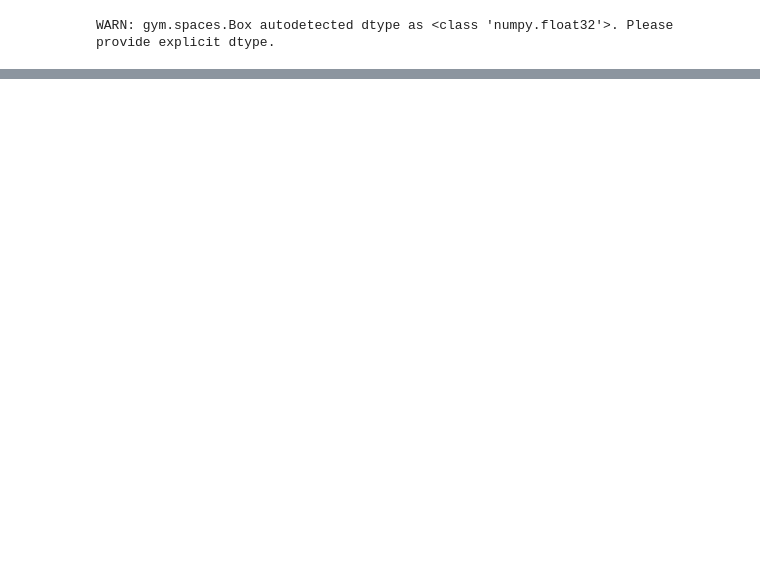
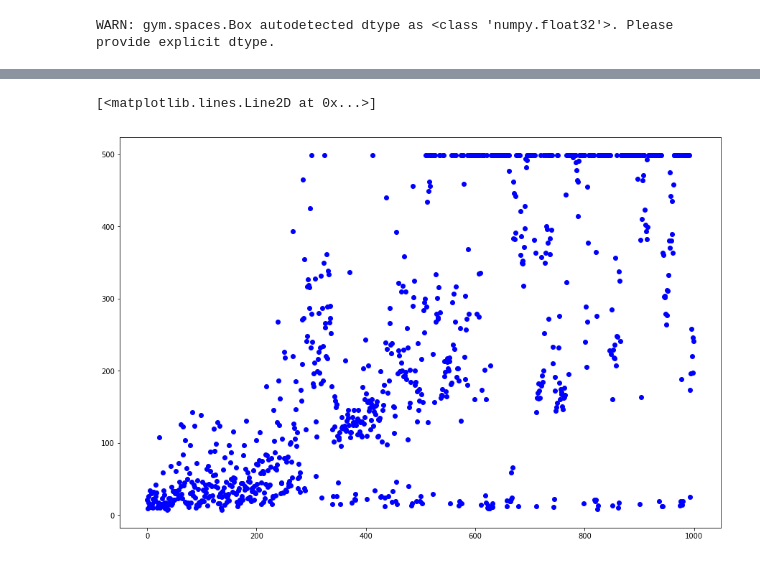
Before and after one commit to shayanrc/RLExperiments, a Jupyter notebook: Experiments_Notebook.ipynb, the cells around one changed output, grey strips where cells are left out. Cells and saved outputs as stored; diff of their text form; code cells hidden in the pictures; blank space fills up the shorter version.

Commit message:
Prettied up the notebook now that everything's finally working

```diff
--- a/Experiments_Notebook.ipynb
+++ b/Experiments_Notebook.ipynb
@@ -19,2 +25,2 @@ WARN: gym.spaces.Box autodetected dtype as <class 'numpy.float32'>. Please provi
 # %%
-agent = DQNAgent(len(env.observation_space.shape), 1)
+agent = DQNAgent(env.observation_space.shape[0], 2)
@@ -30,0 +27,2 @@ agent.act(state)
+# %%
+num_episodes = 5000
@@ -31,17 +31,20 @@ agent.act(state)
 # %%
-for time_t in range(500):
-            # turn this on if you want to render
-            #env.render()
-            # Decide action
-            action = agent.act(state)
-            # Advance the game to the next frame based on the action.
-            # Reward is 1 for every frame the pole survived
-            next_state, reward, done, _ = env.step(action)
-            # Remember the previous state, action, reward, and done
-            agent.remember(state, action, reward, next_state, done)
-            # make next_state the new current state for the next frame.
-            state = next_state
-            # done becomes True when the game ends
-            # ex) The agent drops the pole
-            if done:
-                break
+scores = []
+for e in tnrange(num_episodes):
+    state = env.reset()
+    for survived_time in range(500):
+                # TODO Fix display on docker before rendering
+                #env.render()
+                action = agent.act(state)
+                # make a move and go to the next frame
+                next_state, reward, done, _ = env.step(action)
+                # Remember the previous state, action, reward, and done
+                agent.remember(state, action, reward, next_state, done)
+                # make next_state the new current state for the next frame.
+                state = next_state
+                # done is true only when the game ends
+                if done: # Move to the next episode when done
+#                     print("episode: %d/%d, score: %d" % (e, num_episodes, survived_time))
+                    scores.append(survived_time)
+                    break
+    agent.learn(32)
@@ -47,0 +53,6 @@ for time_t in range(500):
+# %%
+fig = plt.figure(figsize=(15,10))
+plt.plot(scores, 'bo')
+# %% [output]
+[<matplotlib.lines.Line2D at 0x...>]
+[figure, added]
```
Also changed, not shown: parts of 10 cells of this notebook.
